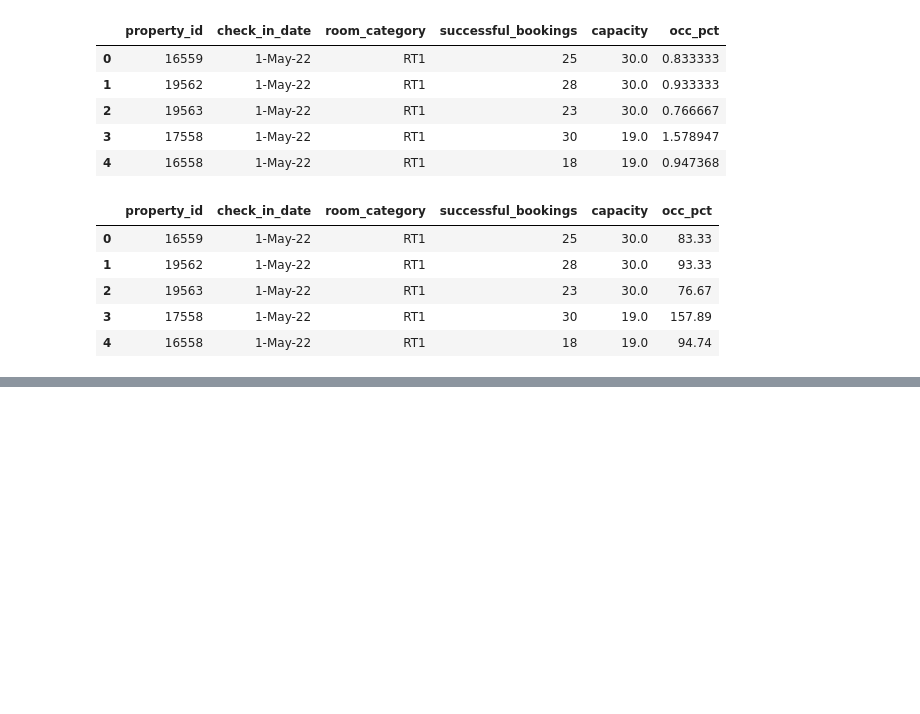
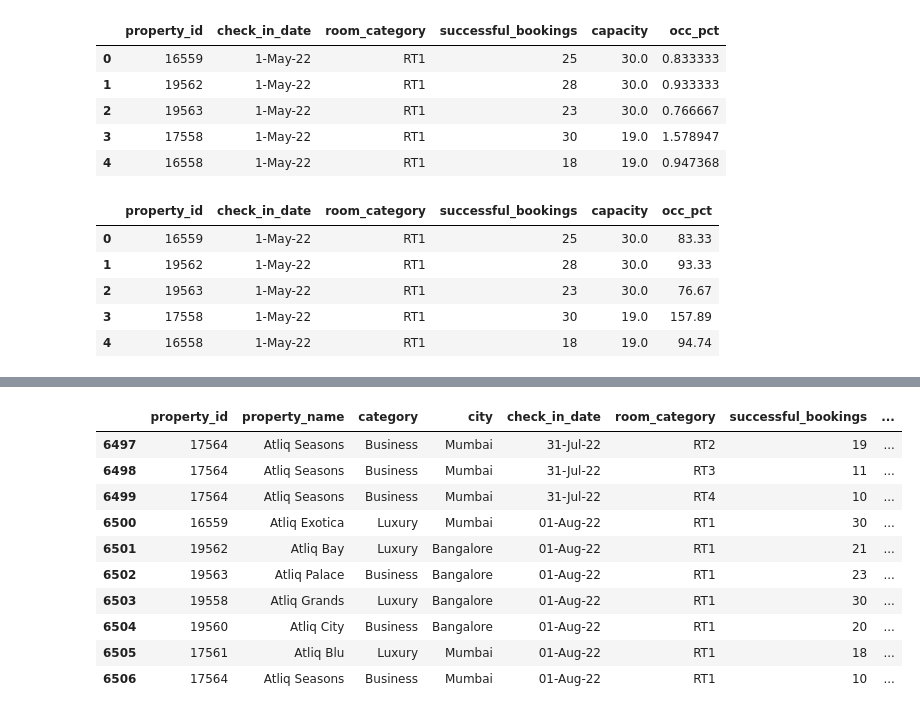
Before and after one commit to prabhu121995/Data-Analysis-Project, a Jupyter notebook: Hospilatity_Analysis.ipynb, the cells around one changed output, grey strips where cells are left out. Cells and saved outputs as stored; diff of their text form; code cells hidden in the pictures; blank space fills up the shorter version.

```diff
--- a/Hospilatity_Analysis.ipynb
+++ b/Hospilatity_Analysis.ipynb
@@ -218,0 +392,15 @@ df_agg_bookings.head()
+# %%
+df_concate = pd.concat([df_merge,df_new_data_august],ignore_index=True,axis=0)
+df_concate.tail(10)
+# %% [output]
+|  | property_id | property_name | category | city | check_in_date | room_category | successful_bookings | ... |
+| 6497 | 17564 | Atliq Seasons | Business | Mumbai | 31-Jul-22 | RT2 | 19 | ... |
+| 6498 | 17564 | Atliq Seasons | Business | Mumbai | 31-Jul-22 | RT3 | 11 | ... |
+| 6499 | 17564 | Atliq Seasons | Business | Mumbai | 31-Jul-22 | RT4 | 10 | ... |
+| 6500 | 16559 | Atliq Exotica | Luxury | Mumbai | 01-Aug-22 | RT1 | 30 | ... |
+| 6501 | 19562 | Atliq Bay | Luxury | Bangalore | 01-Aug-22 | RT1 | 21 | ... |
+| 6502 | 19563 | Atliq Palace | Business | Bangalore | 01-Aug-22 | RT1 | 23 | ... |
+| 6503 | 19558 | Atliq Grands | Luxury | Bangalore | 01-Aug-22 | RT1 | 30 | ... |
+| 6504 | 19560 | Atliq City | Business | Bangalore | 01-Aug-22 | RT1 | 20 | ... |
+| 6505 | 17561 | Atliq Blu | Luxury | Mumbai | 01-Aug-22 | RT1 | 18 | ... |
+| 6506 | 17564 | Atliq Seasons | Business | Mumbai | 01-Aug-22 | RT1 | 10 | ... |
```
Also changed, not shown: parts of 35 cells of this notebook.
